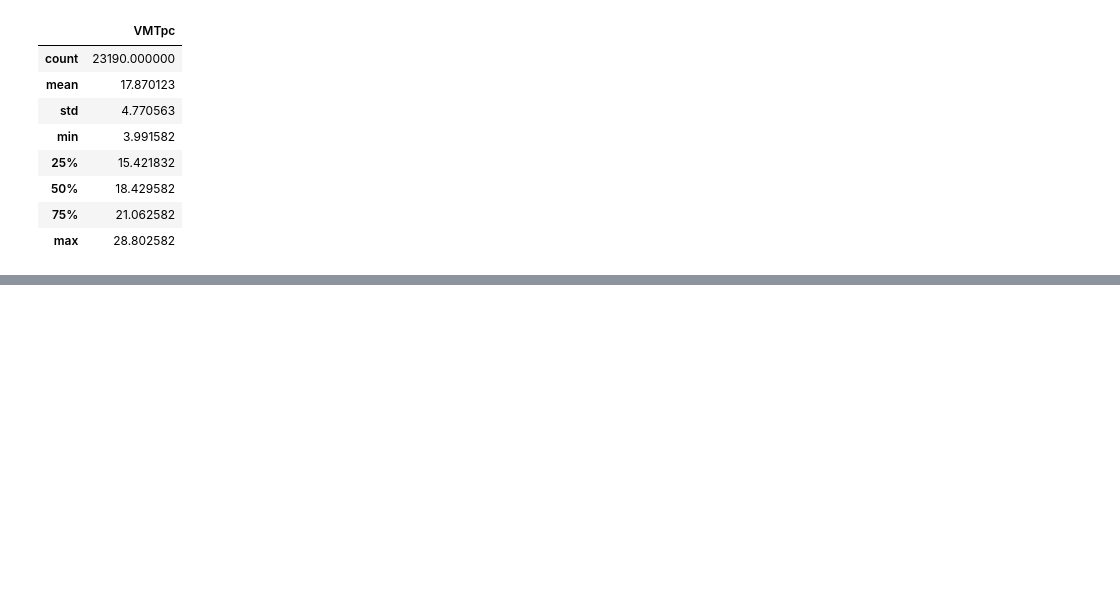
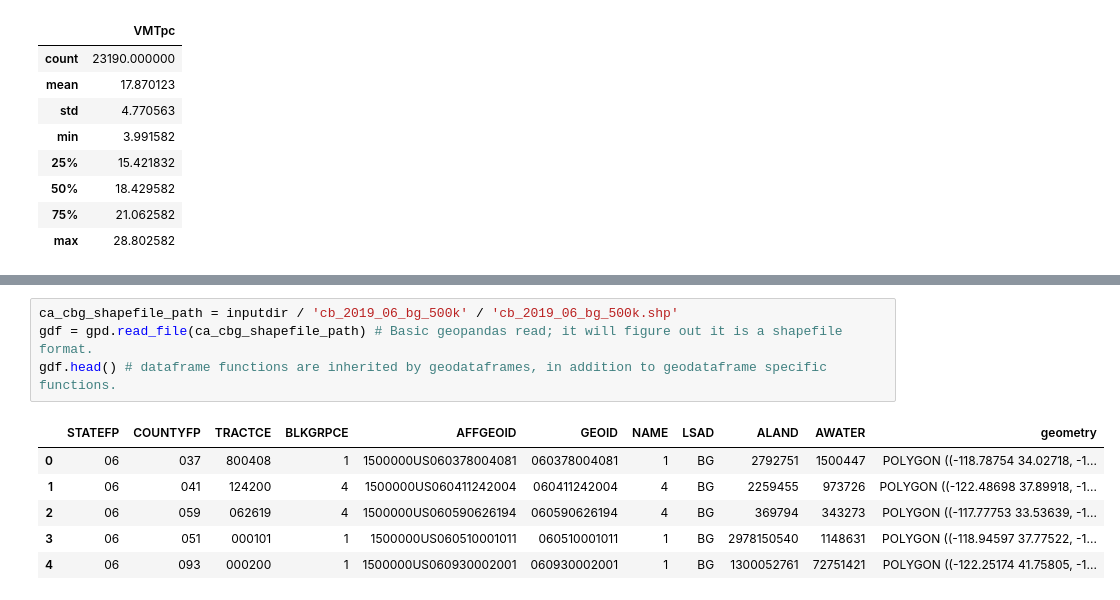
Before and after one commit to usf-esm/usf-engy680-urban-energy-fall2026, a Jupyter notebook: hw2_OptionA_VMT/hw2_template.ipynb, the cells around one changed output, grey strips where cells are left out. Drawn from its saved outputs; the diff is of its cells as text; blank space fills up the shorter version.

```diff
--- a/hw2_OptionA_VMT/hw2_template.ipynb
+++ b/hw2_OptionA_VMT/hw2_template.ipynb
@@ -162,0 +181,11 @@ For students who analyze outer suburban and rural places, note that resulting es
+# %%
+ca_cbg_shapefile_path = inputdir / 'cb_2019_06_bg_500k' / 'cb_2019_06_bg_500k.shp'
+gdf = gpd.read_file(ca_cbg_shapefile_path) # Basic geopandas read; it will figure out it is a shapefile format.
+gdf.head() # dataframe functions are inherited by geodataframes, in addition to geodataframe specific functions.
+# %% [output]
+|  | STATEFP | COUNTYFP | TRACTCE | BLKGRPCE | AFFGEOID | GEOID | NAME | LSAD | ALAND | AWATER | geometry |
+| 0 | 06 | 037 | 800408 | 1 | 1500000US060378004081 | 060378004081 | 1 | BG | 2792751 | 1500447 | POLYGON ((-118.78754 34.02718, -1... |
+| 1 | 06 | 041 | 124200 | 4 | 1500000US060411242004 | 060411242004 | 4 | BG | 2259455 | 973726 | POLYGON ((-122.48698 37.89918, -1... |
+| 2 | 06 | 059 | 062619 | 4 | 1500000US060590626194 | 060590626194 | 4 | BG | 369794 | 343273 | POLYGON ((-117.77753 33.53639, -1... |
+| 3 | 06 | 051 | 000101 | 1 | 1500000US060510001011 | 060510001011 | 1 | BG | 2978150540 | 1148631 | POLYGON ((-118.94597 37.77522, -1... |
+| 4 | 06 | 093 | 000200 | 1 | 1500000US060930002001 | 060930002001 | 1 | BG | 1300052761 | 72751421 | POLYGON ((-122.25174 41.75805, -1... |
```
Also changed, not shown: parts of 30 cells of this notebook.
